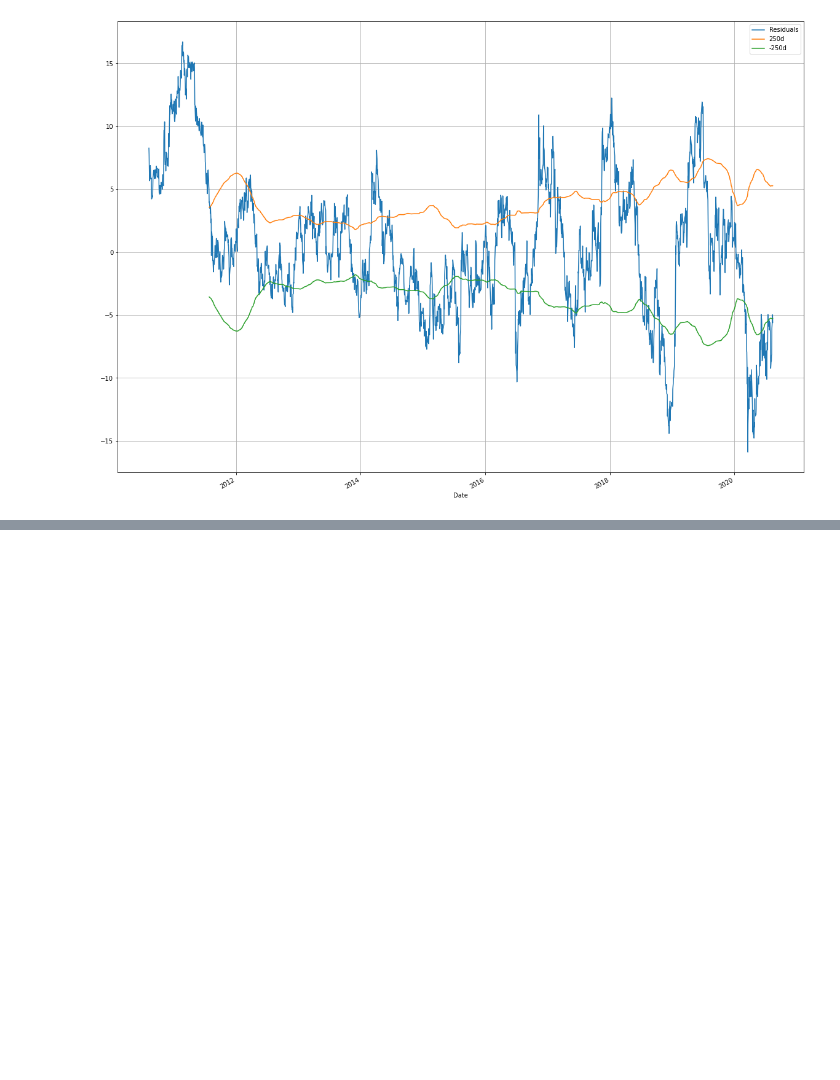
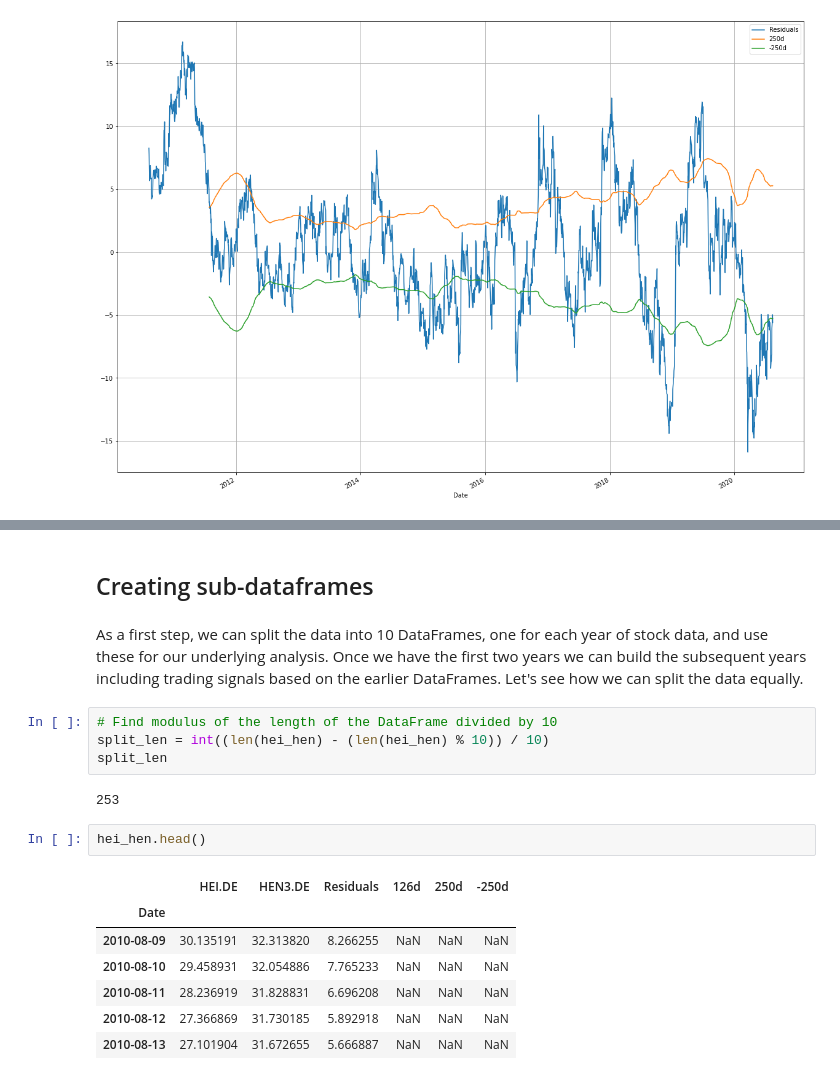
Before and after one commit to JoBe10/DAX-Cointegration, a Jupyter notebook: DAX_Cointegration_v2.ipynb, the cells around one changed output, grey strips where cells are left out. Saved outputs shown, nothing was run; the diff lists cells and outputs as text; blank space fills up the shorter version.

Commit message:
Create 10 DataFrames

```diff
--- a/DAX_Cointegration_v2.ipynb
+++ b/DAX_Cointegration_v2.ipynb
@@ -397,0 +408,20 @@ hei_hen[['Residuals', '250d', '-250d']].plot(grid=True, figsize=(20,15))
+# %% [markdown]
+## Creating sub-dataframes
+# %% [markdown]
+As a first step, we can split the data into 10 DataFrames, one for each year of stock data, and use these for our underlying analysis. Once we have the first two years we can build the subsequent years including trading signals based on the earlier DataFrames. Let's see how we can split the data equally.
+# %%
+# Find modulus of the length of the DataFrame divided by 10
+split_len = int((len(hei_hen) - (len(hei_hen) % 10)) / 10)
+split_len
+# %% [output]
+253
+# %%
+hei_hen.head()
+# %% [output]
+|  | HEI.DE | HEN3.DE | Residuals | 126d | 250d | -250d |
+| Date |  |  |  |  |  |  |
+| 2010-08-09 | 30.135191 | 32.313820 | 8.266255 | NaN | NaN | NaN |
+| 2010-08-10 | 29.458931 | 32.054886 | 7.765233 | NaN | NaN | NaN |
+| 2010-08-11 | 28.236919 | 31.828831 | 6.696208 | NaN | NaN | NaN |
+| 2010-08-12 | 27.366869 | 31.730185 | 5.892918 | NaN | NaN | NaN |
+| 2010-08-13 | 27.101904 | 31.672655 | 5.666887 | NaN | NaN | NaN |
```
Also changed, not shown: parts of 6 cells of this notebook.
